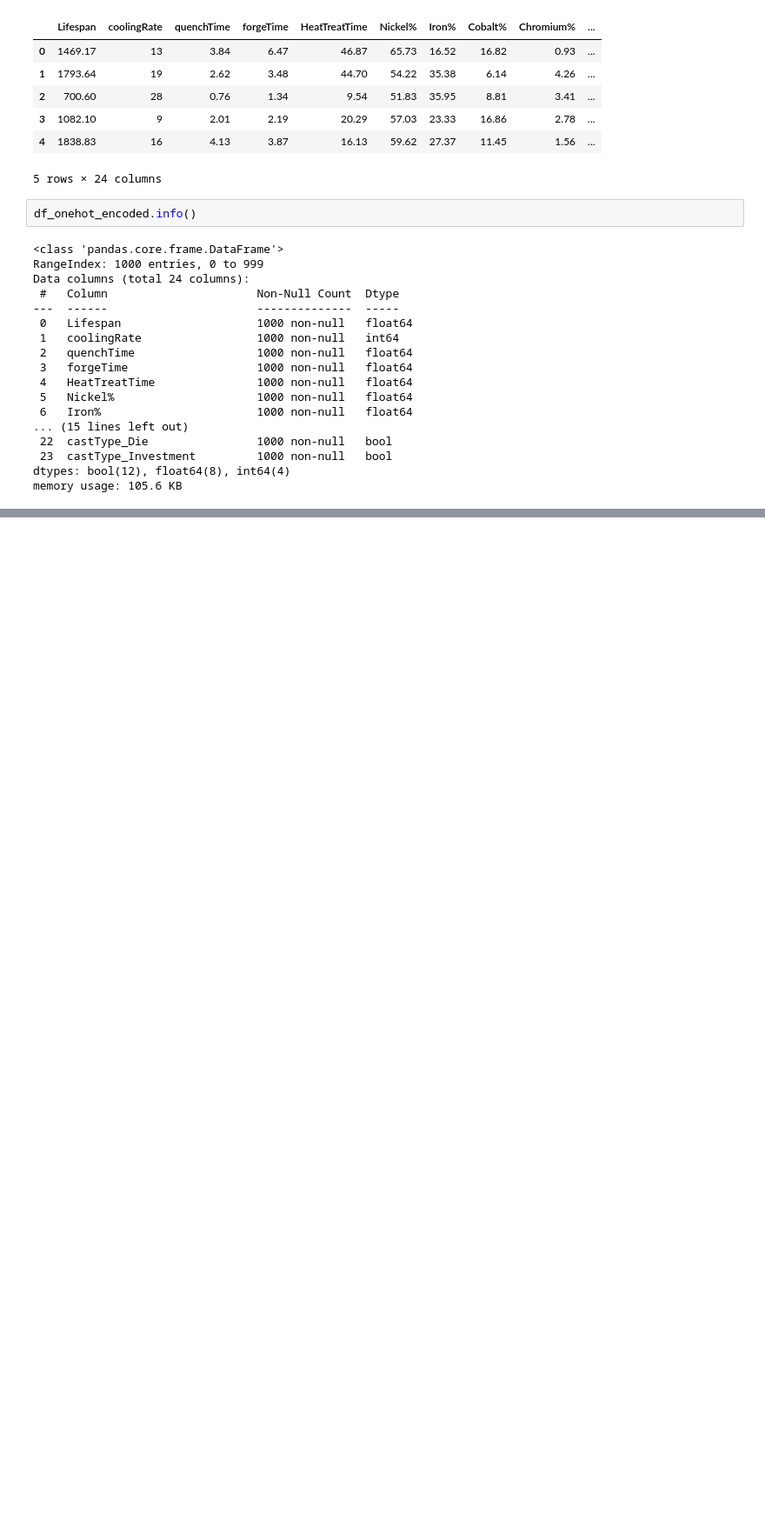
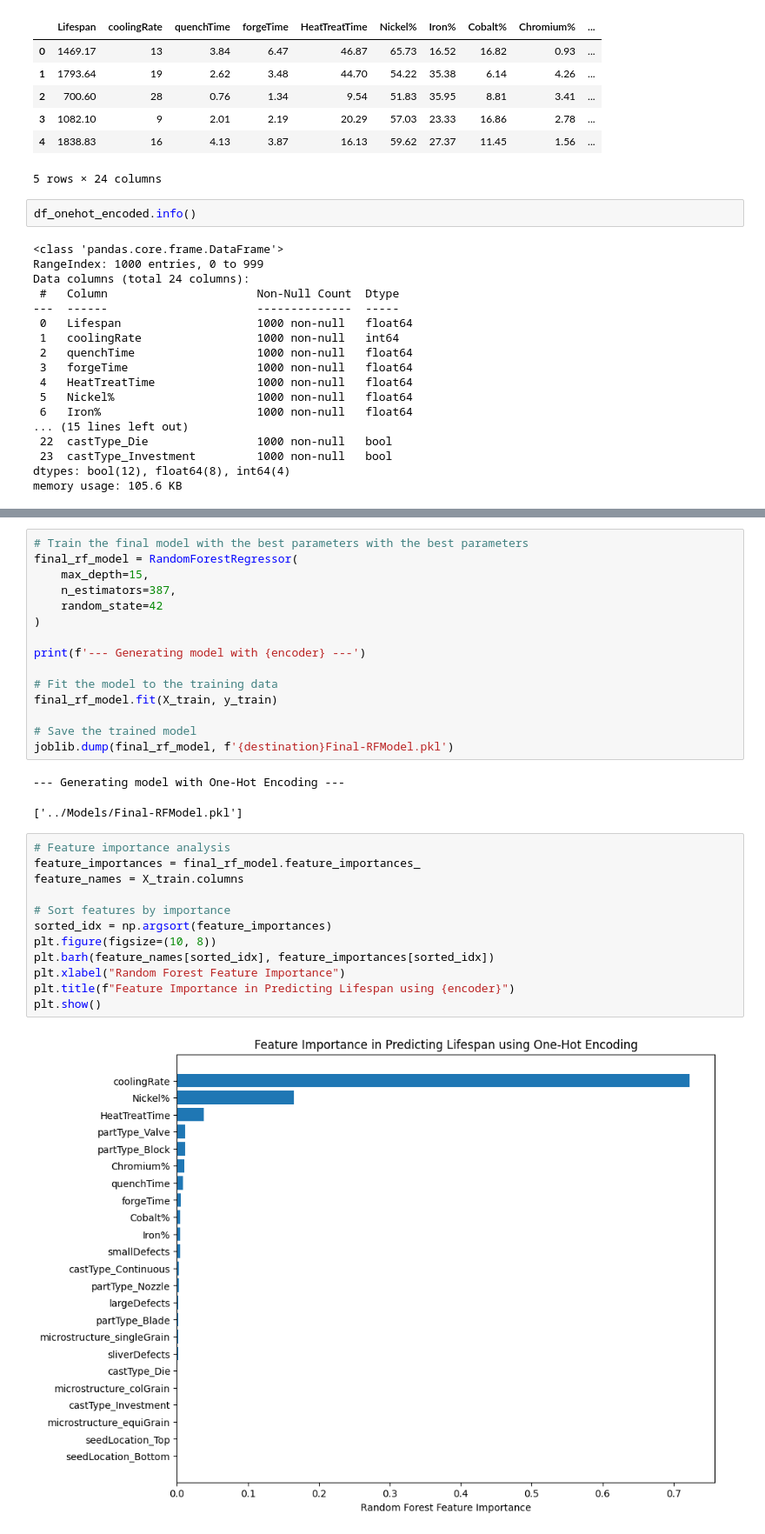
Before and after one commit to muhammedazhar/MSc-DataScience, a Jupyter notebook: COMP1801-ML/Coursework/Testing/Testing.ipynb, the cells around one changed output, grey strips where cells are left out. Shown: that part at 87% size. Drawn from its saved outputs; the diff is of its cells as text; blank space fills up the shorter version.

```diff
--- a/COMP1801-ML/Coursework/Testing/Testing.ipynb
+++ b/COMP1801-ML/Coursework/Testing/Testing.ipynb
@@ -366,3 +482,35 @@ Fitting 3 folds for each of 100 candidates, totalling 300 fits
 [CV] END max_depth=45, max_features=None, min_samples_leaf=9, min_samples_split=8, n_estimators=383; total time=   0.6s
 [CV] END max_depth=45, max_features=None, min_samples_leaf=9, min_samples_split=8, n_estimators=383; total time=   0.6s
 Best parameters found by RandomizedSearchCV: {'max_depth': 15, 'max_features': None, 'min_samples_leaf': 2, 'min_samples_split': 3, 'n_estimators': 387}
+# %%
+# Train the final model with the best parameters with the best parameters
+final_rf_model = RandomForestRegressor(
+    max_depth=15,
+    n_estimators=387,
+    random_state=42
+)
+
+print(f'--- Generating model with {encoder} ---')
+
+# Fit the model to the training data
+final_rf_model.fit(X_train, y_train)
+
+# Save the trained model
+joblib.dump(final_rf_model, f'{destination}Final-RFModel.pkl')
+# %% [output]
+--- Generating model with One-Hot Encoding ---
+['../Models/Final-RFModel.pkl']
+# %%
+# Feature importance analysis
+feature_importances = final_rf_model.feature_importances_
+feature_names = X_train.columns
+
+# Sort features by importance
+sorted_idx = np.argsort(feature_importances)
+plt.figure(figsize=(10, 8))
+plt.barh(feature_names[sorted_idx], feature_importances[sorted_idx])
+plt.xlabel("Random Forest Feature Importance")
+plt.title(f"Feature Importance in Predicting Lifespan using {encoder}")
+plt.show()
+# %% [output]
+[figure, added]
```
Also changed, not shown: parts of 24 cells of this notebook, 4 other files.
